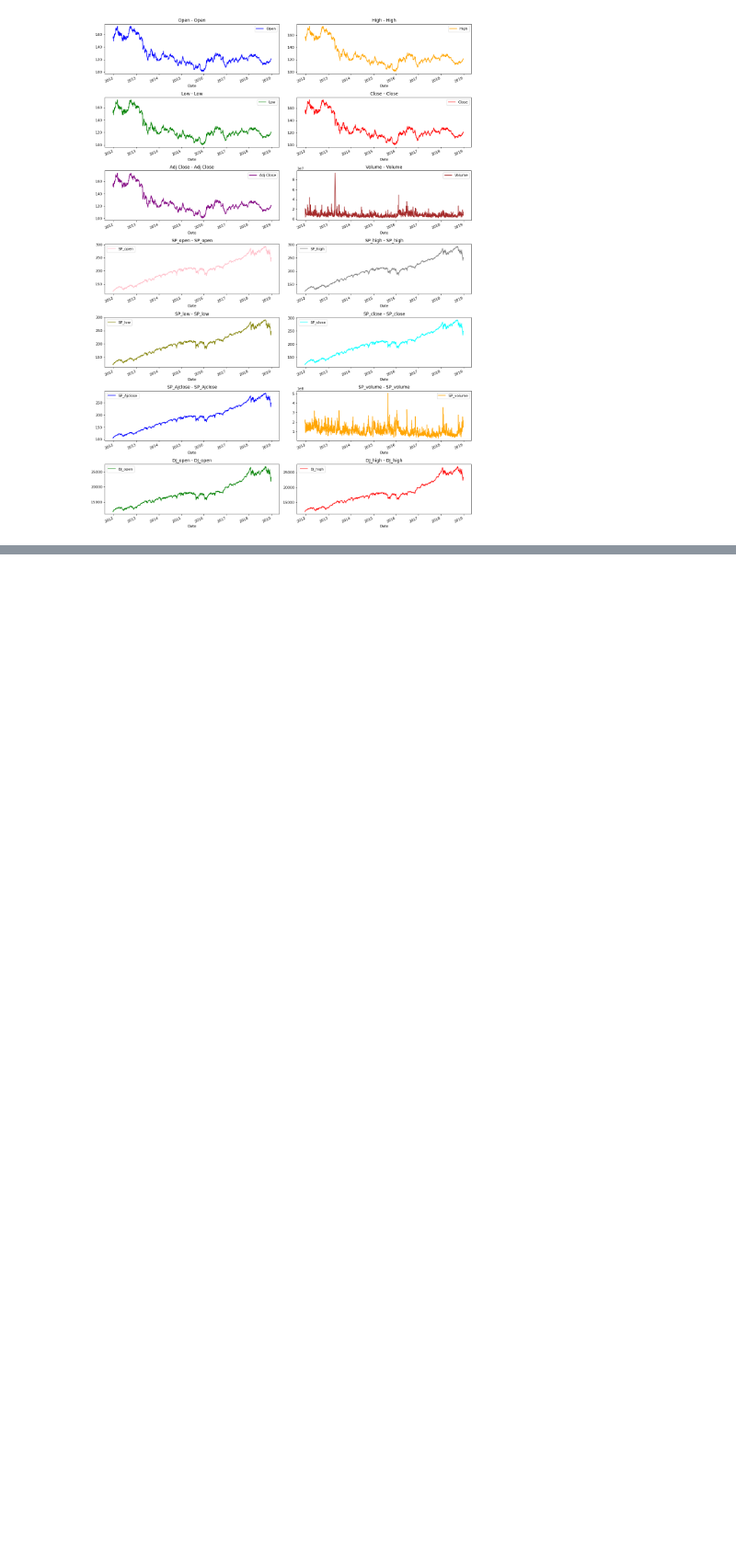
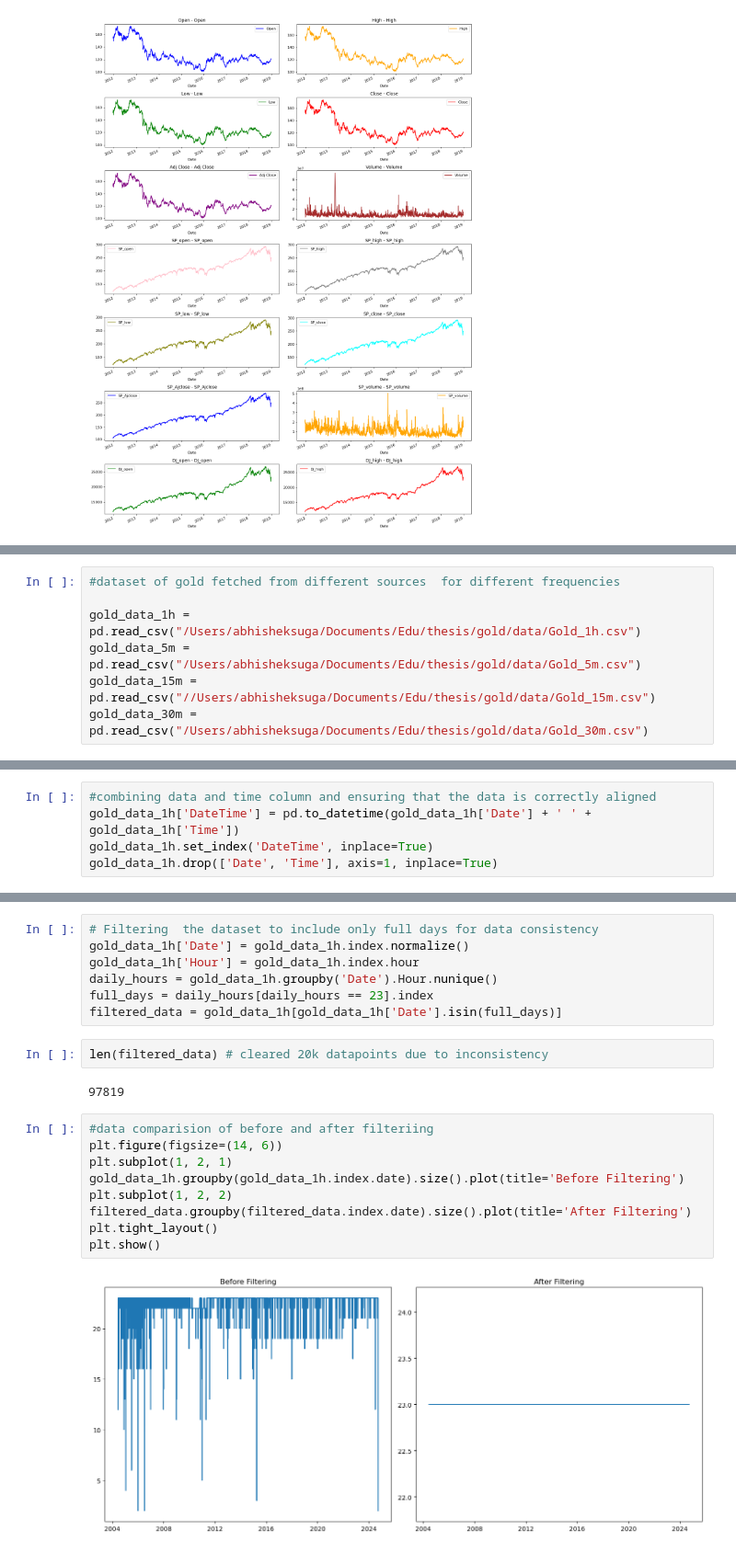
Before and after one commit to abhisheksuga/price-forecasting, a Jupyter notebook: src/forcasting.ipynb, the cells around one changed output, grey strips where cells are left out. Shown at 92% size. Saved outputs shown, nothing was run; the diff lists cells and outputs as text; blank space fills up the shorter version.

```diff
--- a/src/forcasting.ipynb
+++ b/src/forcasting.ipynb
@@ -326,0 +340,7 @@ visualization(df2)
+# %%
+#dataset of gold fetched from different sources  for different frequencies
+
+gold_data_1h = pd.read_csv("/Users/abhisheksuga/Documents/Edu/thesis/gold/data/Gold_1h.csv")
+gold_data_5m = pd.read_csv("/Users/abhisheksuga/Documents/Edu/thesis/gold/data/Gold_5m.csv")
+gold_data_15m = pd.read_csv("//Users/abhisheksuga/Documents/Edu/thesis/gold/data/Gold_15m.csv")
+gold_data_30m = pd.read_csv("/Users/abhisheksuga/Documents/Edu/thesis/gold/data/Gold_30m.csv")
@@ -326,0 +387,5 @@ visualization(df2)
+# %%
+#combining data and time column and ensuring that the data is correctly aligned
+gold_data_1h['DateTime'] = pd.to_datetime(gold_data_1h['Date'] + ' ' + gold_data_1h['Time'])
+gold_data_1h.set_index('DateTime', inplace=True)
+gold_data_1h.drop(['Date', 'Time'], axis=1, inplace=True)
@@ -326,0 +403,22 @@ visualization(df2)
+# %%
+# Filtering  the dataset to include only full days for data consistency
+gold_data_1h['Date'] = gold_data_1h.index.normalize()
+gold_data_1h['Hour'] = gold_data_1h.index.hour
+daily_hours = gold_data_1h.groupby('Date').Hour.nunique()
+full_days = daily_hours[daily_hours == 23].index
+filtered_data = gold_data_1h[gold_data_1h['Date'].isin(full_days)]
+# %%
+len(filtered_data) # cleared 20k datapoints due to inconsistency
+# %% [output]
+97819
+# %%
+#data comparision of before and after filteriing
+plt.figure(figsize=(14, 6))
+plt.subplot(1, 2, 1)
+gold_data_1h.groupby(gold_data_1h.index.date).size().plot(title='Before Filtering')
+plt.subplot(1, 2, 2)
+filtered_data.groupby(filtered_data.index.date).size().plot(title='After Filtering')
+plt.tight_layout()
+plt.show()
+# %% [output]
+[figure, added]
```
Also changed, not shown: parts of 23 cells of this notebook, 4 other files.
